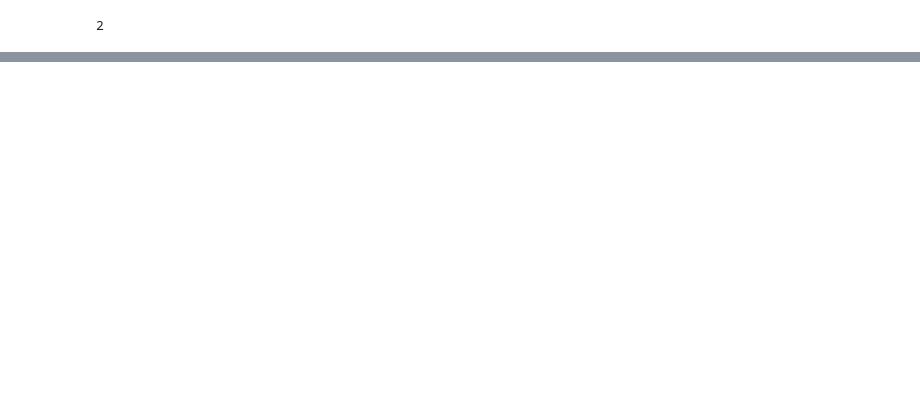
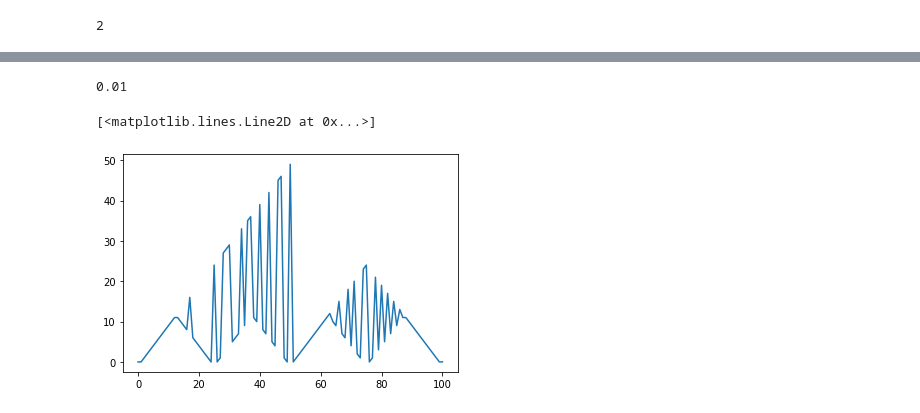
Before and after one commit to keesterbrugge/rl_intro_sutton, a Jupyter notebook: ch4.ipynb, the cells around one changed output, grey strips where cells are left out. Saved outputs shown, nothing was run; the diff lists cells and outputs as text; code cells hidden in the pictures; blank space fills up the shorter version.

```diff
--- a/ch4.ipynb
+++ b/ch4.ipynb
@@ -280,0 +511,27 @@ a
+# %%
+p_head = 0.4
+
+# def get_gamblers_problem(p_head=0.4):
+S = np.arange(101)
+V = np.random.uniform(size=S.shape)
+V[0] = 0
+V[100] = 1
+
+def get_action_space(s):
+  return np.arange(1,min(s,100-s)+1)
+
+def q(s,a, V):
+  return p_head * V[s + a] + (1-p_head)*V[s-a]
+
+theta = 0.1
+for _ in range(200):
+  delta = 0
+  # for s in np.random.permutation(list(np.ndindex(V.shape))):
+  for s in np.random.permutation(np.arange(1,100)):
+    v = V[s]
+    qs = [q(s,a, V) for a in get_action_space(s)]
+    V[s] = max(qs)
+    delta = max(delta, abs(v-V[s]))
+  # print(f"{delta=}")
+print(V[50])
+V
@@ -280,0 +601,12 @@ a
+# %%
+# q(50, 50, V)
+V2[50]
+# %% [output]
+0.01
+# %%
+import matplotlib.pyplot as plt
+
+plt.plot(policy2)
+# %% [output]
+[<matplotlib.lines.Line2D at 0x...>]
+[figure, added]
```
Also changed, not shown: parts of 30 cells of this notebook.
